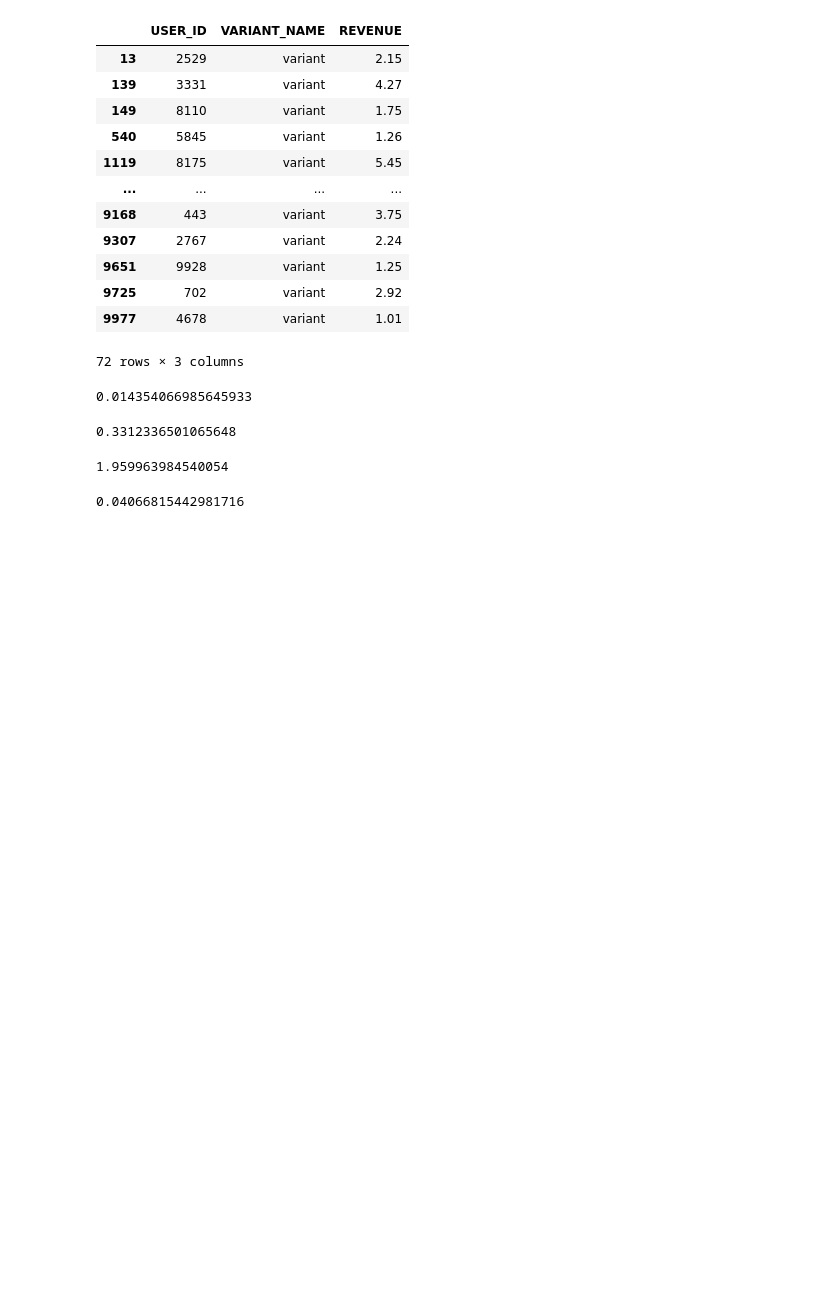
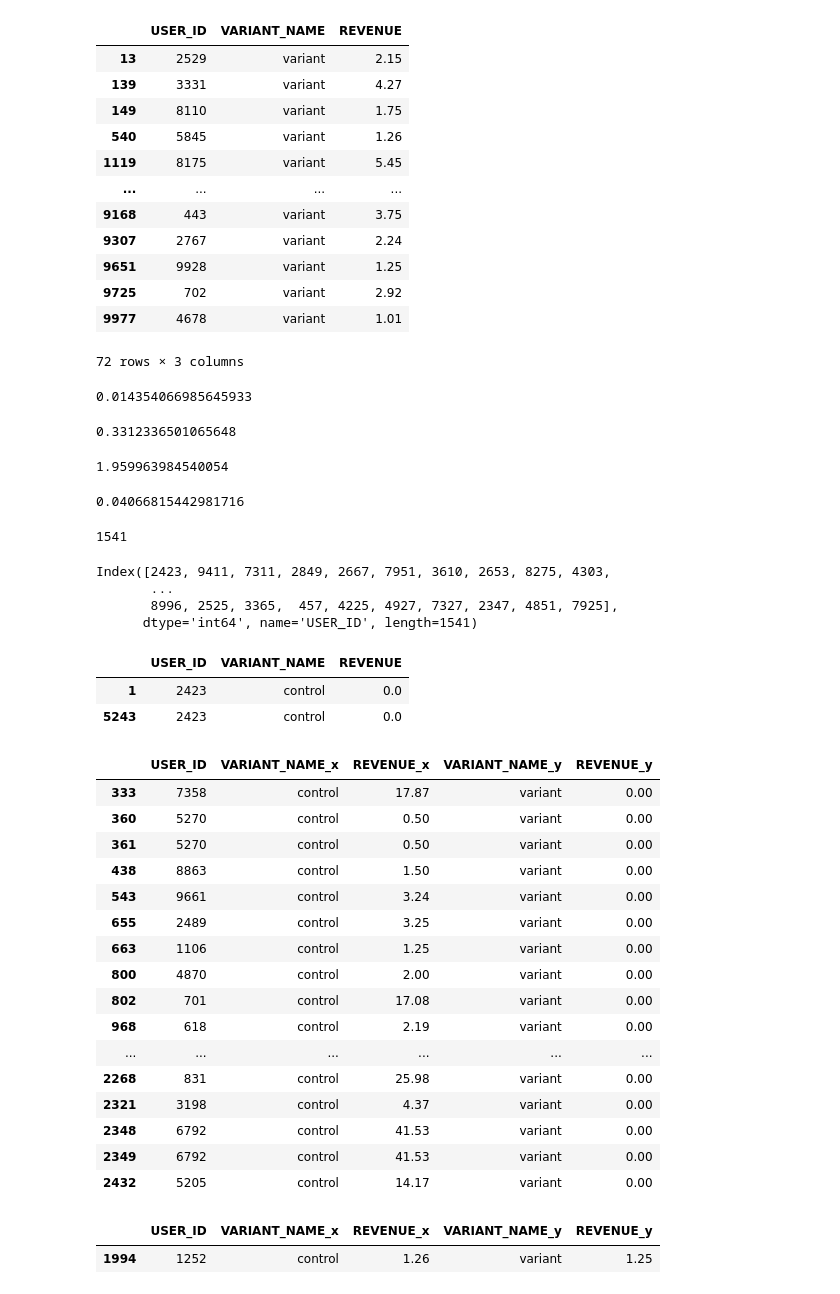
Before and after one commit to kpnguyen21/erdos-AB-testing, a Jupyter notebook: EDA.ipynb, the cells around one changed output. Cells and saved outputs as stored; diff of their text form; code cells hidden in the pictures; blank space fills up the shorter version.

```diff
--- a/EDA.ipynb
+++ b/EDA.ipynb
@@ -370,0 +348,44 @@ n
+# %%
+len(intersection)
+# %% [output]
+1541
+# %%
+intersection
+# %% [output]
+Index([2423, 9411, 7311, 2849, 2667, 7951, 3610, 2653, 8275, 4303,
+       ...
+       8996, 2525, 3365,  457, 4225, 4927, 7327, 2347, 4851, 7925],
+      dtype='int64', name='USER_ID', length=1541)
+# %%
+df_control[df_control.USER_ID == 2423]
+# %% [output]
+|  | USER_ID | VARIANT_NAME | REVENUE |
+| 1 | 2423 | control | 0.0 |
+| 5243 | 2423 | control | 0.0 |
+# %%
+df_intersection = pd.merge(df_control, df_variant, on="USER_ID").copy()
+# %%
+df_intersection[df_intersection.REVENUE_x > 0]
+# %% [output]
+|  | USER_ID | VARIANT_NAME_x | REVENUE_x | VARIANT_NAME_y | REVENUE_y |
+| 333 | 7358 | control | 17.87 | variant | 0.00 |
+| 360 | 5270 | control | 0.50 | variant | 0.00 |
+| 361 | 5270 | control | 0.50 | variant | 0.00 |
+| 438 | 8863 | control | 1.50 | variant | 0.00 |
+| 543 | 9661 | control | 3.24 | variant | 0.00 |
+| 655 | 2489 | control | 3.25 | variant | 0.00 |
+| 663 | 1106 | control | 1.25 | variant | 0.00 |
+| 800 | 4870 | control | 2.00 | variant | 0.00 |
+| 802 | 701 | control | 17.08 | variant | 0.00 |
+| 968 | 618 | control | 2.19 | variant | 0.00 |
+| ... | ... | ... | ... | ... | ... |
+| 2268 | 831 | control | 25.98 | variant | 0.00 |
+| 2321 | 3198 | control | 4.37 | variant | 0.00 |
+| 2348 | 6792 | control | 41.53 | variant | 0.00 |
+| 2349 | 6792 | control | 41.53 | variant | 0.00 |
+| 2432 | 5205 | control | 14.17 | variant | 0.00 |
+# %%
+df_intersection[(df_intersection.REVENUE_x > 0) & (df_intersection.REVENUE_y > 0)]
+# %% [output]
+|  | USER_ID | VARIANT_NAME_x | REVENUE_x | VARIANT_NAME_y | REVENUE_y |
+| 1994 | 1252 | control | 1.26 | variant | 1.25 |
```
Also changed, not shown: parts of 12 cells of this notebook.
